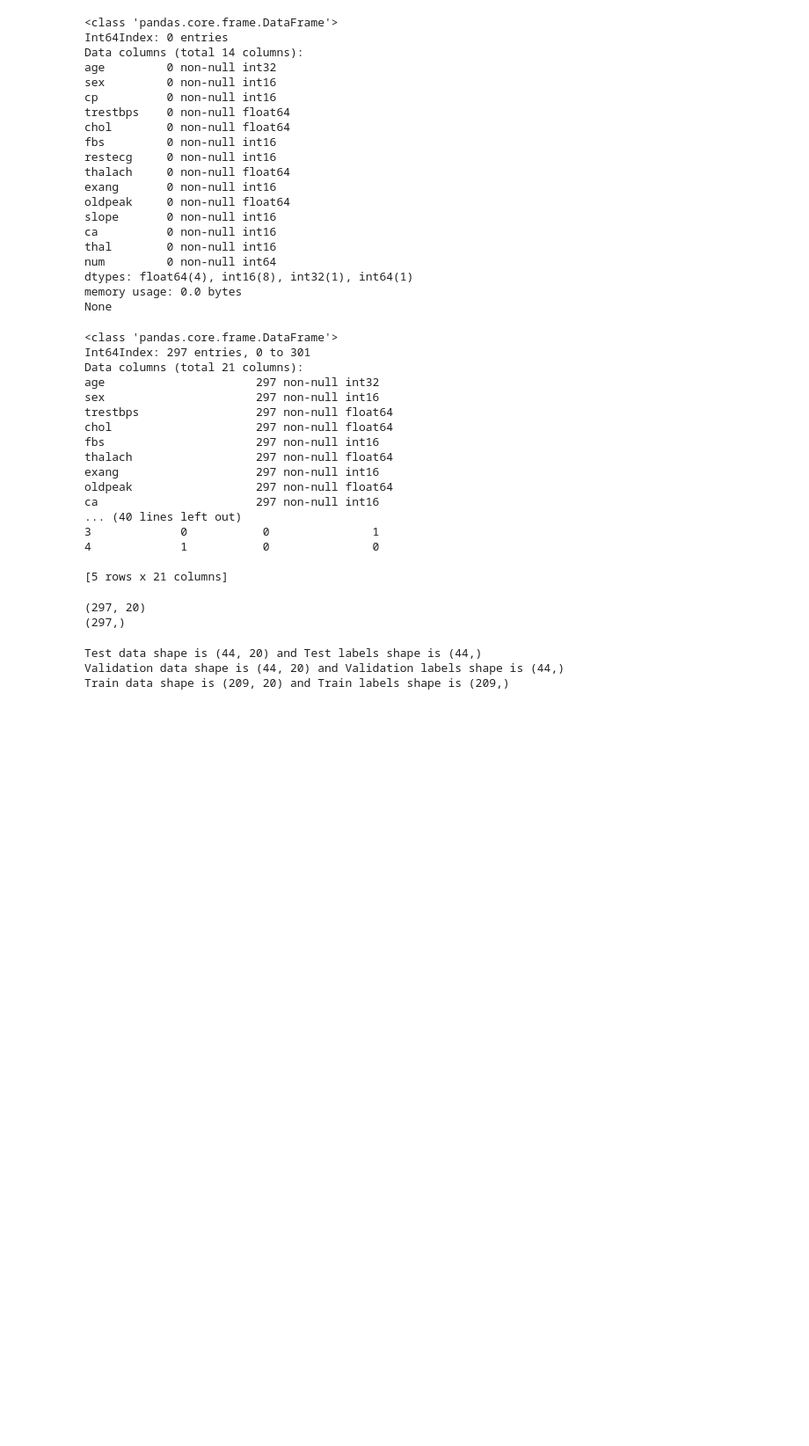
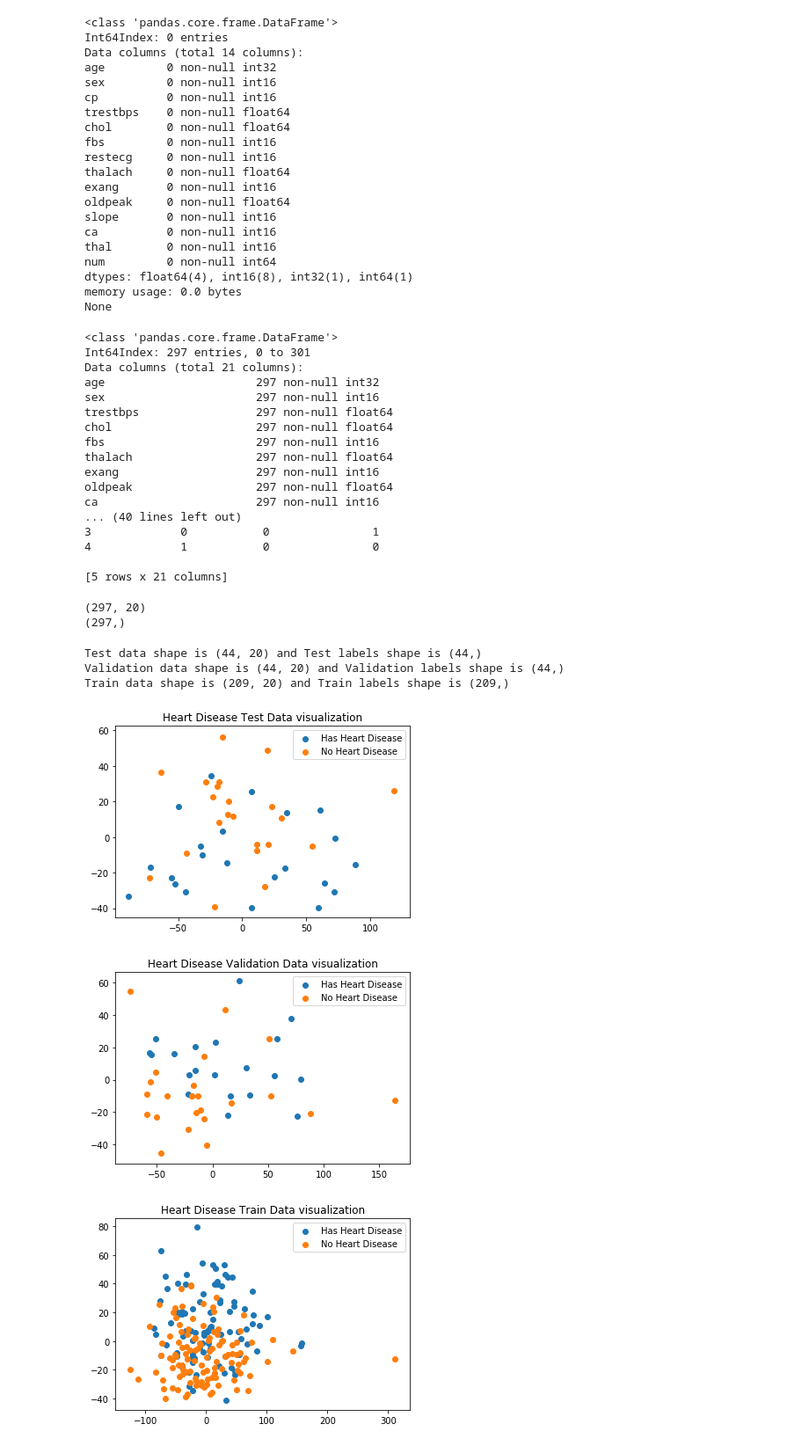
Before and after one commit to MiguelSteph/heart_disease_prediction, a Jupyter notebook: code/dataPreprocessing.ipynb, the cells around one changed output. Shown: that part at 88% size. Cells and saved outputs as stored; diff of their text form; code cells hidden in the pictures; blank space fills up the shorter version.

Commit message:
Data visualization: closed #8

```diff
--- a/code/dataPreprocessing.ipynb
+++ b/code/dataPreprocessing.ipynb
@@ -247,0 +246,23 @@ st_trainData = standardizer.transform(trainData)
+# %%
+#Data visualization with PCA on the test set
+def visualizeData(data, labels, title) :
+    pca_obj = PCA(n_components=2)
+    pc_test = pca_obj.fit_transform(data)
+
+    hasHeartDiseaseIndexes = labels == 1
+    hasNotHeartDiseaseIndexes = labels == 0
+
+    plt.scatter(pc_test[hasHeartDiseaseIndexes, 0], pc_test[hasHeartDiseaseIndexes, 1], label="Has Heart Disease")
+    plt.scatter(pc_test[hasNotHeartDiseaseIndexes, 0], pc_test[hasNotHeartDiseaseIndexes, 1], label="No Heart Disease")
+
+    plt.legend()
+    plt.title(title)
+    plt.show()
+
+visualizeData(testData, testLabels, "Heart Disease Test Data visualization")
+visualizeData(validationData, validationLabels, "Heart Disease Validation Data visualization")
+visualizeData(trainData, trainLabels, "Heart Disease Train Data visualization")
+# %% [output]
+[figure, added]
+[figure, added]
+[figure, added]
```
Also changed, not shown: parts of 5 cells of this notebook, 2 other files.
